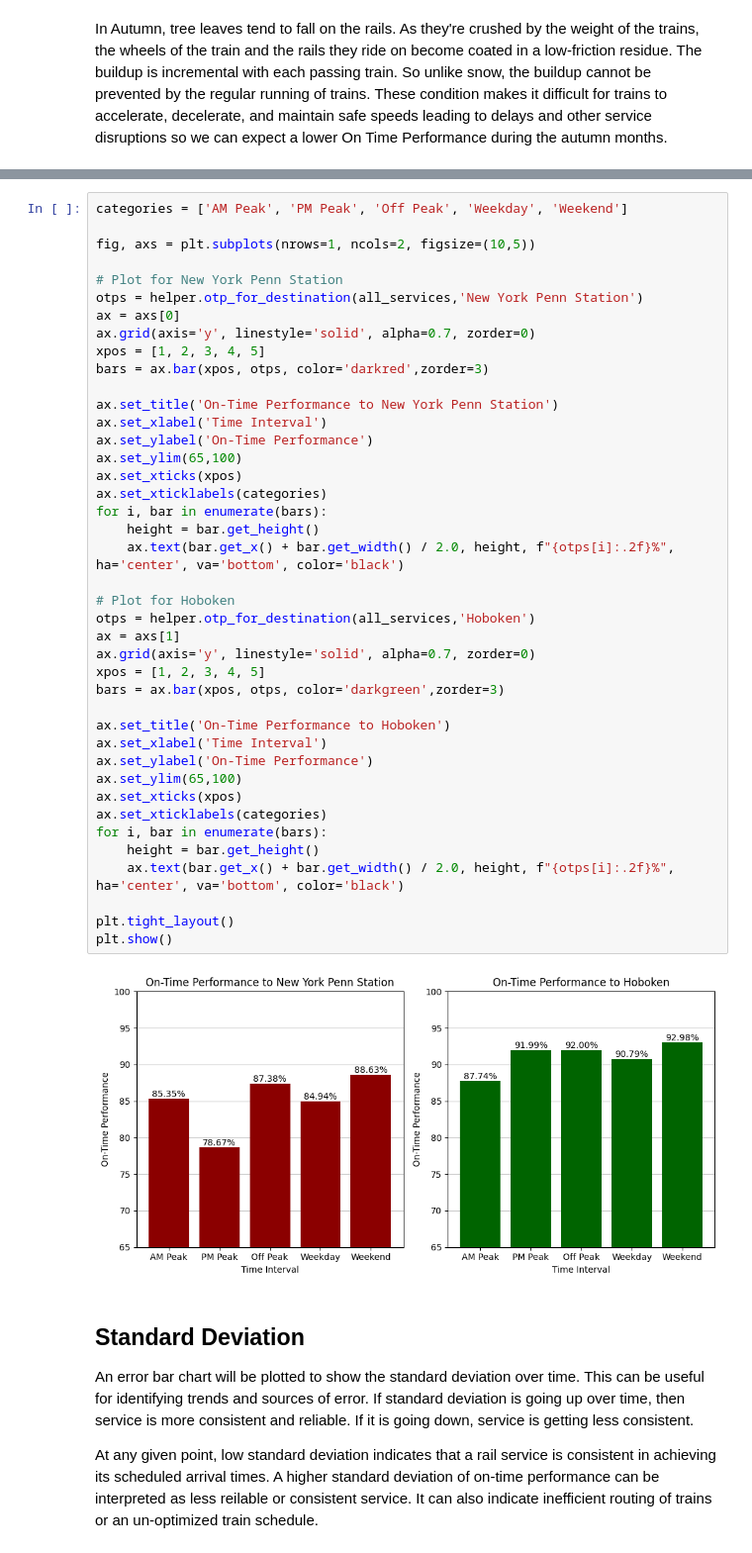
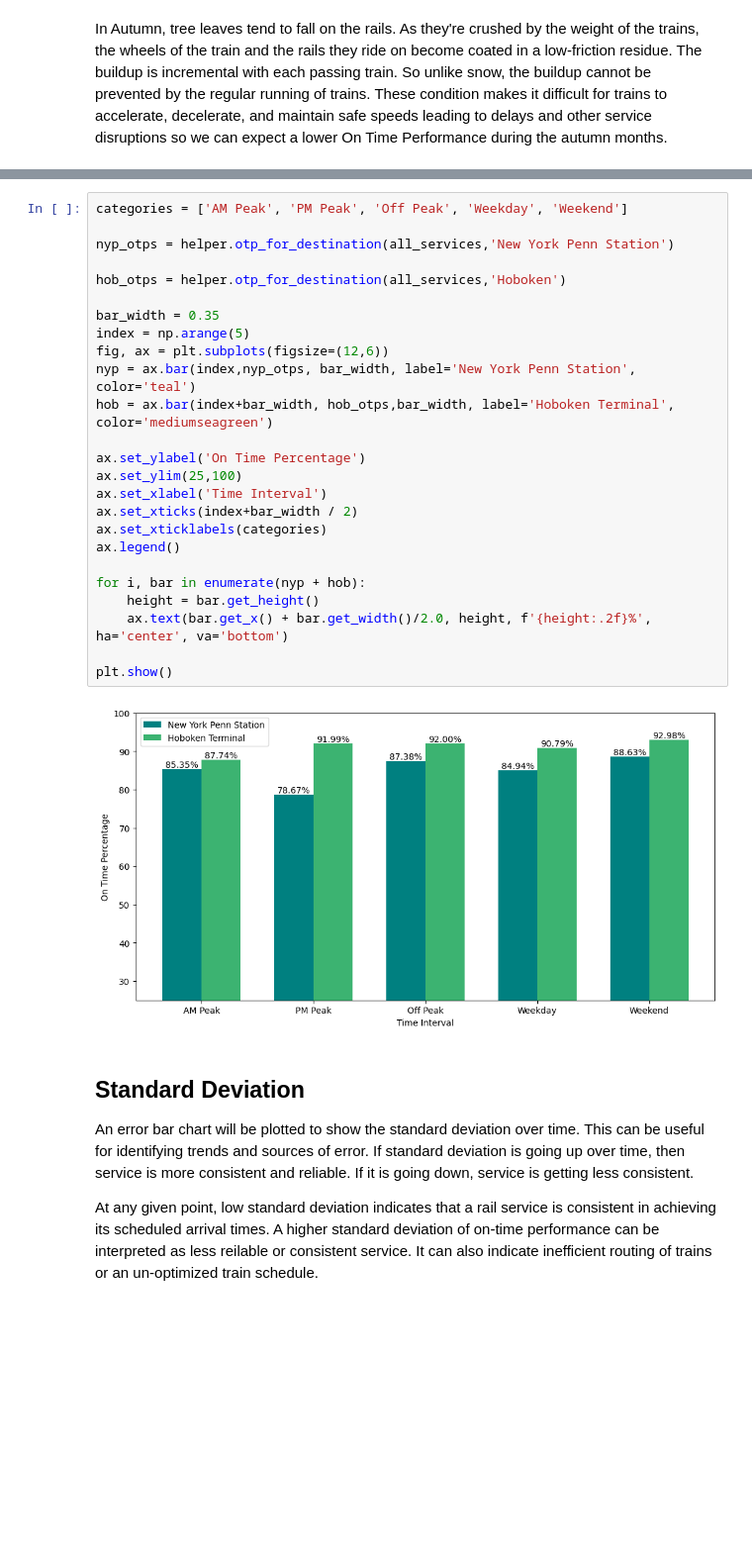
Before and after one commit to d0ugherty/On-Time-Performance-Stats, a Jupyter notebook: on_time_performance.ipynb, the cells around one changed output, grey strips where cells are left out. Shown at 99% size. Saved outputs shown, nothing was run; the diff lists cells and outputs as text; blank space fills up the shorter version.

Commit message:
comparative bar chart

```diff
--- a/on_time_performance.ipynb
+++ b/on_time_performance.ipynb
@@ -107,46 +93,30 @@ For easy comparison, bar charts will be used to visualize the OTP of both statio
-# %%
-categories = ['AM Peak', 'PM Peak', 'Off Peak', 'Weekday', 'Weekend']
-
-fig, axs = plt.subplots(nrows=1, ncols=2, figsize=(10,5))
-
-# Plot for New York Penn Station
-otps = helper.otp_for_destination(all_services,'New York Penn Station')
-ax = axs[0]
-ax.grid(axis='y', linestyle='solid', alpha=0.7, zorder=0)
-xpos = [1, 2, 3, 4, 5]
-bars = ax.bar(xpos, otps, color='darkred',zorder=3)
-
-ax.set_title('On-Time Performance to New York Penn Station')
-ax.set_xlabel('Time Interval')
-ax.set_ylabel('On-Time Performance')
-ax.set_ylim(65,100)
-ax.set_xticks(xpos)
-ax.set_xticklabels(categories)
-for i, bar in enumerate(bars):
-    height = bar.get_height()
-    ax.text(bar.get_x() + bar.get_width() / 2.0, height, f"{otps[i]:.2f}%", ha='center', va='bottom', color='black')
-
-# Plot for Hoboken
-otps = helper.otp_for_destination(all_services,'Hoboken')
-ax = axs[1]
-ax.grid(axis='y', linestyle='solid', alpha=0.7, zorder=0)
-xpos = [1, 2, 3, 4, 5]
-bars = ax.bar(xpos, otps, color='darkgreen',zorder=3)
-
-ax.set_title('On-Time Performance to Hoboken')
-ax.set_xlabel('Time Interval')
-ax.set_ylabel('On-Time Performance')
-ax.set_ylim(65,100)
-ax.set_xticks(xpos)
-ax.set_xticklabels(categories)
-for i, bar in enumerate(bars):
-    height = bar.get_height()
-    ax.text(bar.get_x() + bar.get_width() / 2.0, height, f"{otps[i]:.2f}%", ha='center', va='bottom', color='black')
-
-plt.tight_layout()
-plt.show()
-# %% [output]
-[figure, removed]
+# %%
+categories = ['AM Peak', 'PM Peak', 'Off Peak', 'Weekday', 'Weekend']
+
+nyp_otps = helper.otp_for_destination(all_services,'New York Penn Station')
+
+hob_otps = helper.otp_for_destination(all_services,'Hoboken')
+
+bar_width = 0.35
+index = np.arange(5)
+fig, ax = plt.subplots(figsize=(12,6))
+nyp = ax.bar(index,nyp_otps, bar_width, label='New York Penn Station', color='teal')
+hob = ax.bar(index+bar_width, hob_otps,bar_width, label='Hoboken Terminal', color='mediumseagreen')
+
+ax.set_ylabel('On Time Percentage')
+ax.set_ylim(25,100)
+ax.set_xlabel('Time Interval')
+ax.set_xticks(index+bar_width / 2)
+ax.set_xticklabels(categories)
+ax.legend()
+
+for i, bar in enumerate(nyp + hob):
+    height = bar.get_height()
+    ax.text(bar.get_x() + bar.get_width()/2.0, height, f'{height:.2f}%', ha='center', va='bottom')
+
+plt.show()
+# %% [output]
+[figure, added]
 # %% [markdown]
 ## Standard Deviation <br>
 An error bar chart will be plotted to show the standard deviation over time. This can be useful for identifying trends and sources of error. If standard deviation is going up over time, then service is more consistent and reliable. If it is going down, service is getting less consistent. <br>
```
Also changed, not shown: parts of 3 cells of this notebook, 1 other file.
